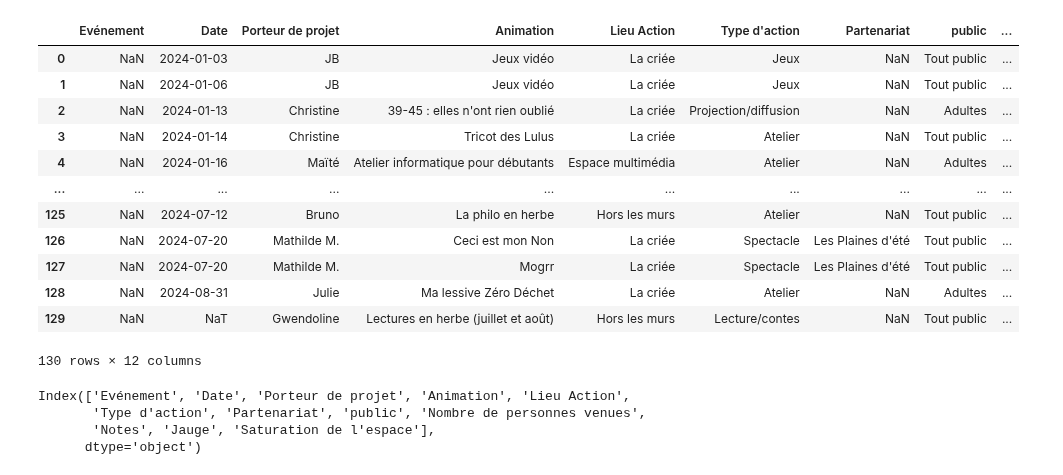
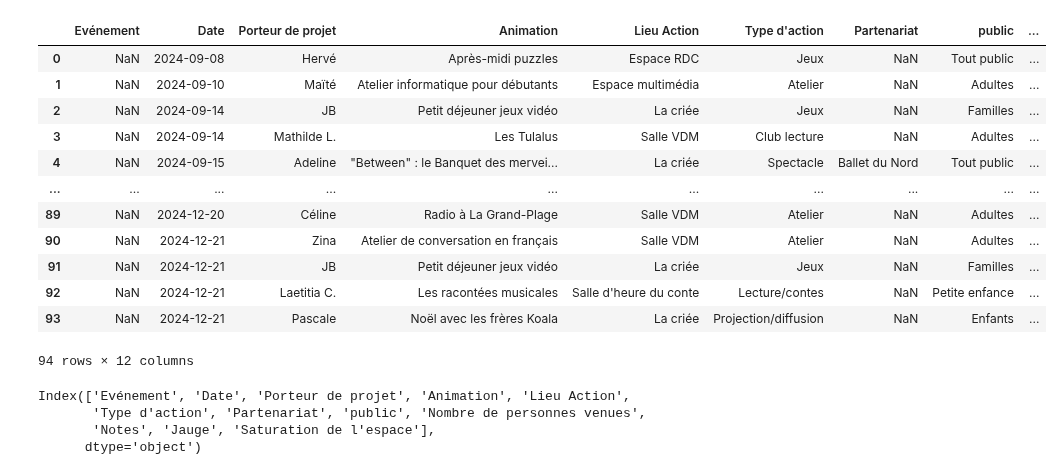
Before and after one commit to medrbx/kibini2, a Jupyter notebook: kibini/adm_update_action_culturelle_statdb.ipynb, the cells around one changed output. Drawn from its saved outputs; the diff is of its cells as text; code cells hidden in the pictures.

```diff
--- a/kibini/adm_update_action_culturelle_statdb.ipynb
+++ b/kibini/adm_update_action_culturelle_statdb.ipynb
@@ -7,22 +7,22 @@ from kiblib.utils.db import DbConn
 db_conn = DbConn().create_engine()
 # %%
 # On importe le fichier rempli par Mathilde M. contenant les données du dernier semestre
-action_culturelle = pd.read_excel("/home/kibini/FréquentationAC_2024_semestre1.xlsx",sheet_name="Action culturelle")
+action_culturelle = pd.read_excel("/home/kibini/FréquentationAC_2024_semestre2.xlsx",sheet_name="Action culturelle")
 action_culturelle
 # %% [output]
 |  | Evénement | Date | Porteur de projet | Animation | Lieu Action | Type d'action | Partenariat | public | ... |
-| 0 | NaN | 2024-01-03 | JB | Jeux vidéo | La criée | Jeux | NaN | Tout public | ... |
-| 1 | NaN | 2024-01-06 | JB | Jeux vidéo | La criée | Jeux | NaN | Tout public | ... |
-| 2 | NaN | 2024-01-13 | Christine | 39-45 : elles n'ont rien oublié | La criée | Projection/diffusion | NaN | Adultes | ... |
-| 3 | NaN | 2024-01-14 | Christine | Tricot des Lulus | La criée | Atelier | NaN | Tout public | ... |
-| 4 | NaN | 2024-01-16 | Maïté | Atelier informatique pour débutants | Espace multimédia | Atelier | NaN | Adultes | ... |
+| 0 | NaN | 2024-09-08 | Hervé | Après-midi puzzles | Espace RDC | Jeux | NaN | Tout public | ... |
+| 1 | NaN | 2024-09-10 | Maïté | Atelier informatique pour débutants | Espace multimédia | Atelier | NaN | Adultes | ... |
+| 2 | NaN | 2024-09-14 | JB | Petit déjeuner jeux vidéo | La criée | Jeux | NaN | Familles | ... |
+| 3 | NaN | 2024-09-14 | Mathilde L. | Les Tulalus | Salle VDM | Club lecture | NaN | Adultes | ... |
+| 4 | NaN | 2024-09-15 | Adeline | "Between" : le Banquet des mervei... | La criée | Spectacle | Ballet du Nord | Tout public | ... |
 | ... | ... | ... | ... | ... | ... | ... | ... | ... | ... |
-| 125 | NaN | 2024-07-12 | Bruno | La philo en herbe | Hors les murs | Atelier | NaN | Tout public | ... |
-| 126 | NaN | 2024-07-20 | Mathilde M. | Ceci est mon Non | La criée | Spectacle | Les Plaines d'été | Tout public | ... |
-| 127 | NaN | 2024-07-20 | Mathilde M. | Mogrr | La criée | Spectacle | Les Plaines d'été | Tout public | ... |
-| 128 | NaN | 2024-08-31 | Julie | Ma lessive Zéro Déchet | La criée | Atelier | NaN | Adultes | ... |
-| 129 | NaN | NaT | Gwendoline | Lectures en herbe (juillet et août) | Hors les murs | Lecture/contes | NaN | Tout public | ... |
+| 89 | NaN | 2024-12-20 | Céline | Radio à La Grand-Plage | Salle VDM | Atelier | NaN | Adultes | ... |
+| 90 | NaN | 2024-12-21 | Zina | Atelier de conversation en français | Salle VDM | Atelier | NaN | Adultes | ... |
+| 91 | NaN | 2024-12-21 | JB | Petit déjeuner jeux vidéo | La criée | Jeux | NaN | Familles | ... |
+| 92 | NaN | 2024-12-21 | Laetitia C. | Les racontées musicales | Salle d'heure du conte | Lecture/contes | NaN | Petite enfance | ... |
+| 93 | NaN | 2024-12-21 | Pascale | Noël avec les frères Koala | La criée | Projection/diffusion | NaN | Enfants | ... |
-130 rows × 12 columns
+94 rows × 12 columns
 # %%
 action_culturelle.columns
 # %% [output]
```
Also changed, not shown: parts of 2 cells of this notebook, 2 other files.
